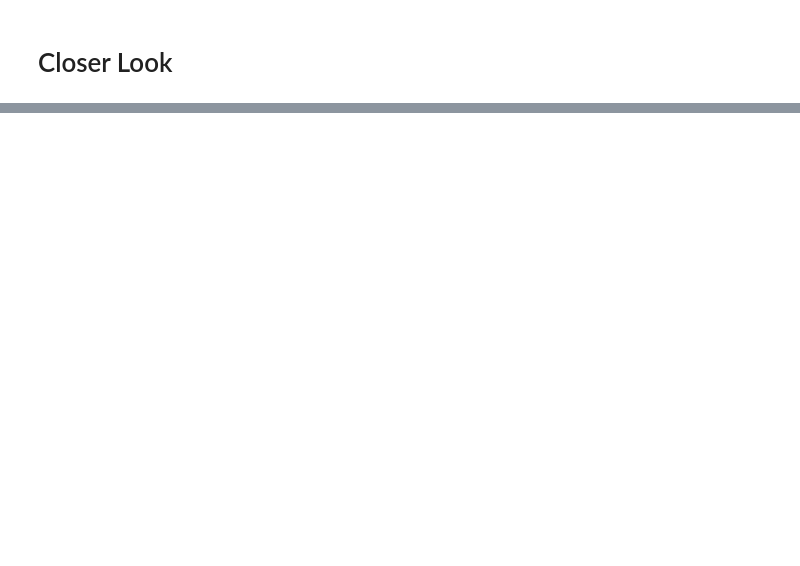
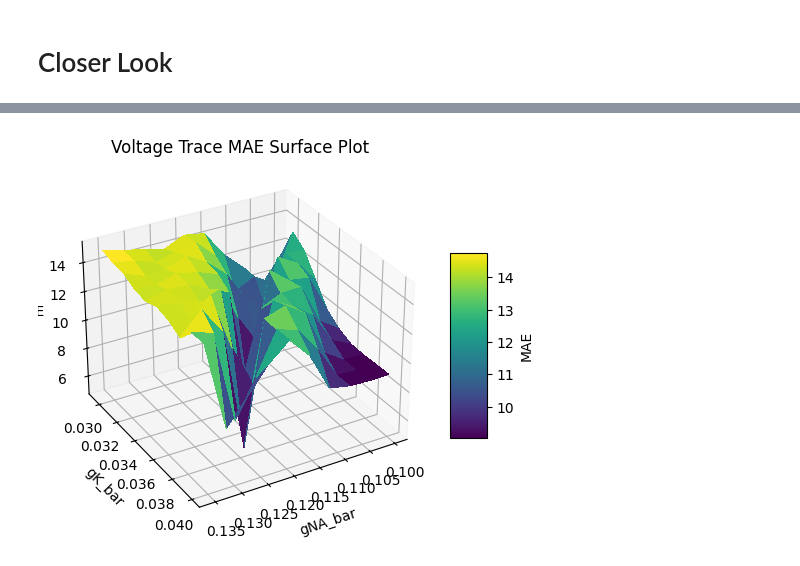
Before and after one commit to V-Marco/ACT, a Jupyter notebook: spiker_seg.ipynb, the cells around one changed output, grey strips where cells are left out. Saved outputs shown, nothing was run; the diff lists cells and outputs as text; code cells hidden in the pictures; blank space fills up the shorter version.

```diff
--- a/spiker_seg.ipynb
+++ b/spiker_seg.ipynb
@@ -269,3 +291,16 @@ f"{module_final_folder}/results/FI_MAE_Surface.html",
+# %%
+from act import ACTPlot as actplt
+
+actplt.plot_training_v_mae_surface_spiker_cell(
+module_final_folder,
+sim_par["CI_amps"],
+sim_par["CI_dur"],
+sim_par["CI_delay"],
+sim_par["h_dt"],
+f"{module_final_folder}/results/V_Trace_MAE_Surface.html",
+)
+# %% [output]
+[figure, added]
 # %%
 from act import ACTPlot as actplt
 
```
Also changed, not shown: parts of 13 cells of this notebook, 5 other files.
